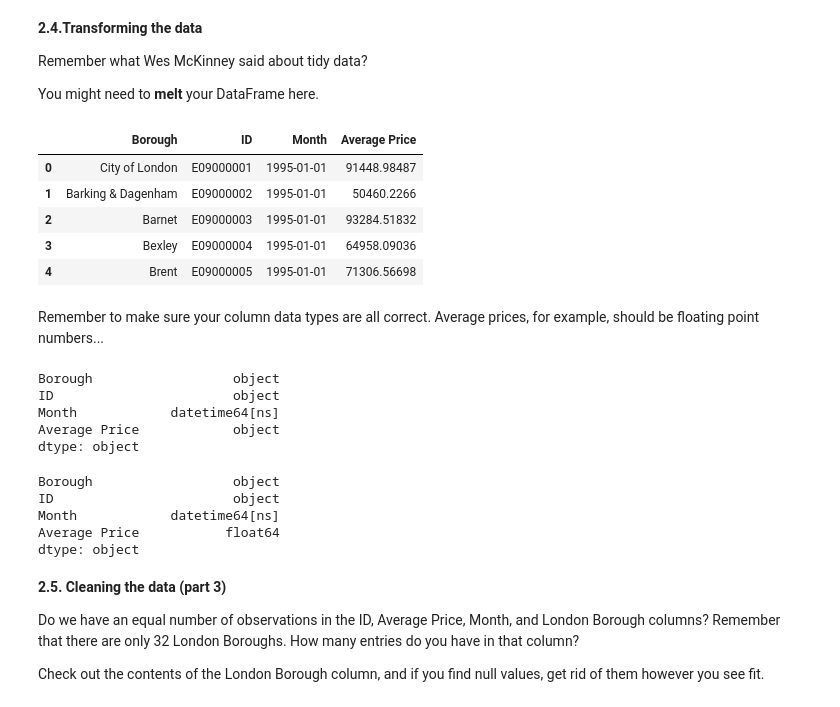
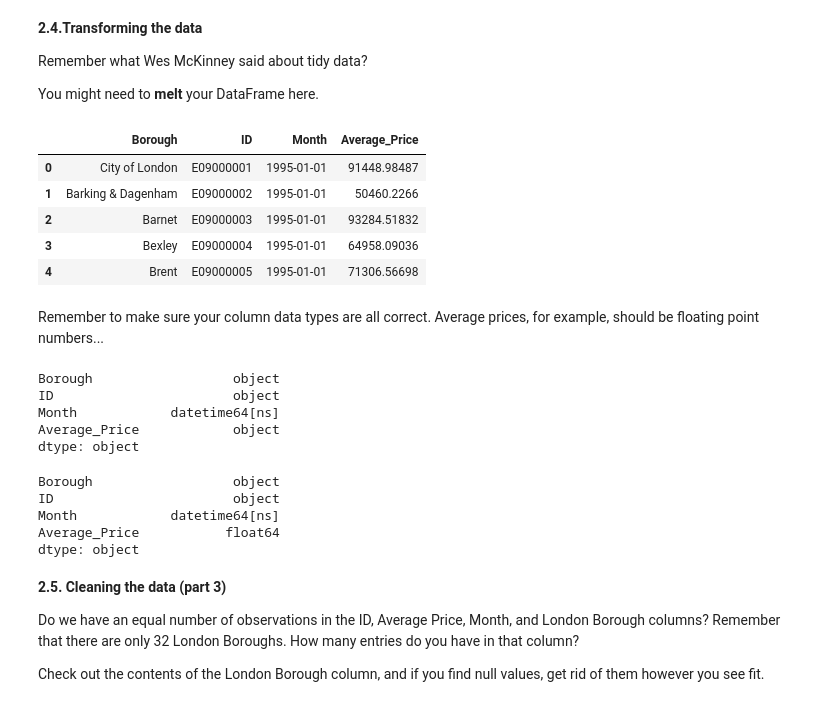
Before and after one commit to noahg24/bootcamp_projects, a Jupyter notebook: LondonHousingCaseStudyTier3-Ver1.ipynb, the cells around one changed output. Cells and saved outputs as stored; diff of their text form; code cells hidden in the pictures.

```diff
--- a/LondonHousingCaseStudyTier3-Ver1.ipynb
+++ b/LondonHousingCaseStudyTier3-Ver1.ipynb
@@ -199,10 +199,10 @@ Remember what Wes McKinney said about tidy data?
 
 You might need to **melt** your DataFrame here.
 # %%
-properties_M = properties.melt(id_vars=['Borough', 'ID'], var_name=['Month'], value_name='Average Price')
+properties_M = properties.melt(id_vars=['Borough', 'ID'], var_name=['Month'], value_name='Average_Price')
 properties_M.head()
 # %% [output]
-|  | Borough | ID | Month | Average Price |
+|  | Borough | ID | Month | Average_Price |
 | 0 | City of London | E09000001 | 1995-01-01 | 91448.98487 |
 | 1 | Barking & Dagenham | E09000002 | 1995-01-01 | 50460.2266 |
 | 2 | Barnet | E09000003 | 1995-01-01 | 93284.51832 |
@@ -216,16 +216,17 @@ properties_M.dtypes
 Borough                  object
 ID                       object
 Month            datetime64[ns]
-Average Price            object
+Average_Price            object
 dtype: object
 # %%
-properties_M = properties_M.astype({"Borough": str, "ID": str, "Average Price": float})
+# properties_M = properties_M.astype({"Borough": str, "ID": str, "Average_Price": float})
+properties_M['Average_Price'] = pd.to_numeric(properties_M['Average_Price'])
 properties_M.dtypes
 # %% [output]
 Borough                  object
 ID                       object
 Month            datetime64[ns]
-Average Price           float64
+Average_Price           float64
 dtype: object
 # %% [markdown]
 **2.5. Cleaning the data (part 3)**
```
Also changed, not shown: parts of 21 cells of this notebook.
